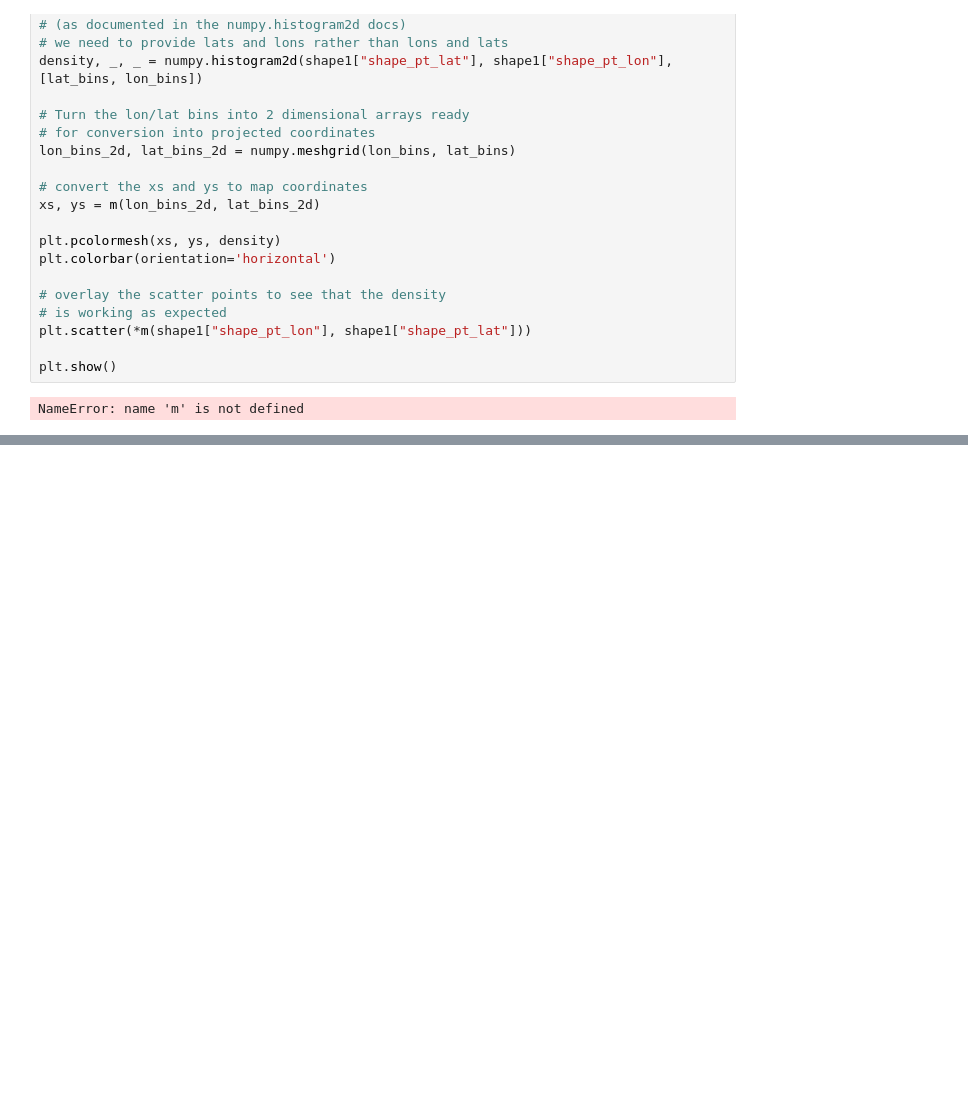
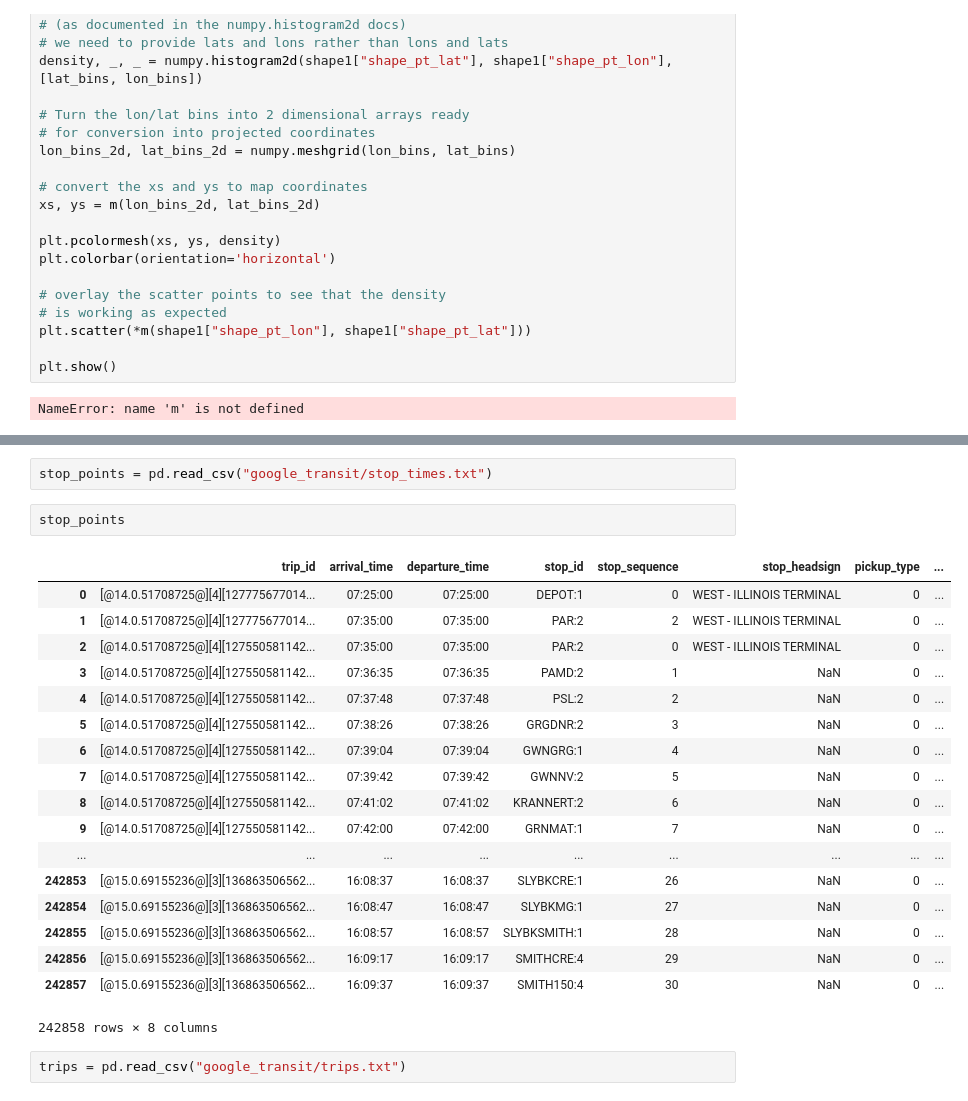
Before and after one commit to UIUC-iSchool-DataViz/project-spring2017, a Jupyter notebook: part1/part1.ipynb, the cells around one changed output, grey strips where cells are left out. Drawn from its saved outputs; the diff is of its cells as text; blank space fills up the shorter version.

```diff
--- a/part1/part1.ipynb
+++ b/part1/part1.ipynb
@@ -138,0 +188,25 @@ NameError: name 'm' is not defined
+# %%
+stop_points = pd.read_csv("google_transit/stop_times.txt")
+# %%
+stop_points
+# %% [output]
+|  | trip_id | arrival_time | departure_time | stop_id | stop_sequence | stop_headsign | pickup_type | ... |
+| 0 | [@14.0.51708725@][4][127775677014... | 07:25:00 | 07:25:00 | DEPOT:1 | 0 | WEST - ILLINOIS TERMINAL | 0 | ... |
+| 1 | [@14.0.51708725@][4][127775677014... | 07:35:00 | 07:35:00 | PAR:2 | 2 | WEST - ILLINOIS TERMINAL | 0 | ... |
+| 2 | [@14.0.51708725@][4][127550581142... | 07:35:00 | 07:35:00 | PAR:2 | 0 | WEST - ILLINOIS TERMINAL | 0 | ... |
+| 3 | [@14.0.51708725@][4][127550581142... | 07:36:35 | 07:36:35 | PAMD:2 | 1 | NaN | 0 | ... |
+| 4 | [@14.0.51708725@][4][127550581142... | 07:37:48 | 07:37:48 | PSL:2 | 2 | NaN | 0 | ... |
+| 5 | [@14.0.51708725@][4][127550581142... | 07:38:26 | 07:38:26 | GRGDNR:2 | 3 | NaN | 0 | ... |
+| 6 | [@14.0.51708725@][4][127550581142... | 07:39:04 | 07:39:04 | GWNGRG:1 | 4 | NaN | 0 | ... |
+| 7 | [@14.0.51708725@][4][127550581142... | 07:39:42 | 07:39:42 | GWNNV:2 | 5 | NaN | 0 | ... |
+| 8 | [@14.0.51708725@][4][127550581142... | 07:41:02 | 07:41:02 | KRANNERT:2 | 6 | NaN | 0 | ... |
+| 9 | [@14.0.51708725@][4][127550581142... | 07:42:00 | 07:42:00 | GRNMAT:1 | 7 | NaN | 0 | ... |
+| ... | ... | ... | ... | ... | ... | ... | ... | ... |
+| 242853 | [@15.0.69155236@][3][136863506562... | 16:08:37 | 16:08:37 | SLYBKCRE:1 | 26 | NaN | 0 | ... |
+| 242854 | [@15.0.69155236@][3][136863506562... | 16:08:47 | 16:08:47 | SLYBKMG:1 | 27 | NaN | 0 | ... |
+| 242855 | [@15.0.69155236@][3][136863506562... | 16:08:57 | 16:08:57 | SLYBKSMITH:1 | 28 | NaN | 0 | ... |
+| 242856 | [@15.0.69155236@][3][136863506562... | 16:09:17 | 16:09:17 | SMITHCRE:4 | 29 | NaN | 0 | ... |
+| 242857 | [@15.0.69155236@][3][136863506562... | 16:09:37 | 16:09:37 | SMITH150:4 | 30 | NaN | 0 | ... |
+242858 rows × 8 columns
+# %%
+trips = pd.read_csv("google_transit/trips.txt")
```
Also changed, not shown: parts of 9 cells of this notebook, 13 other files.
